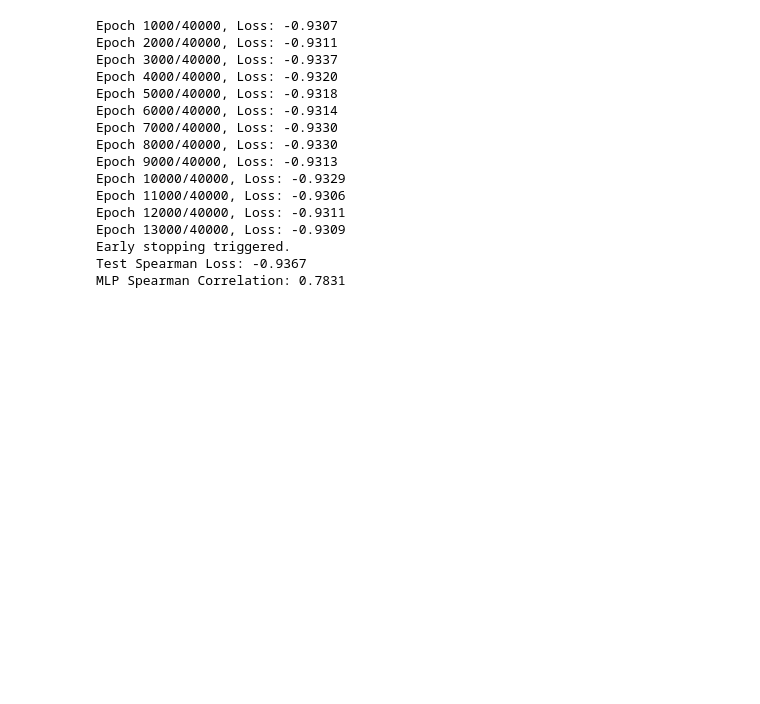
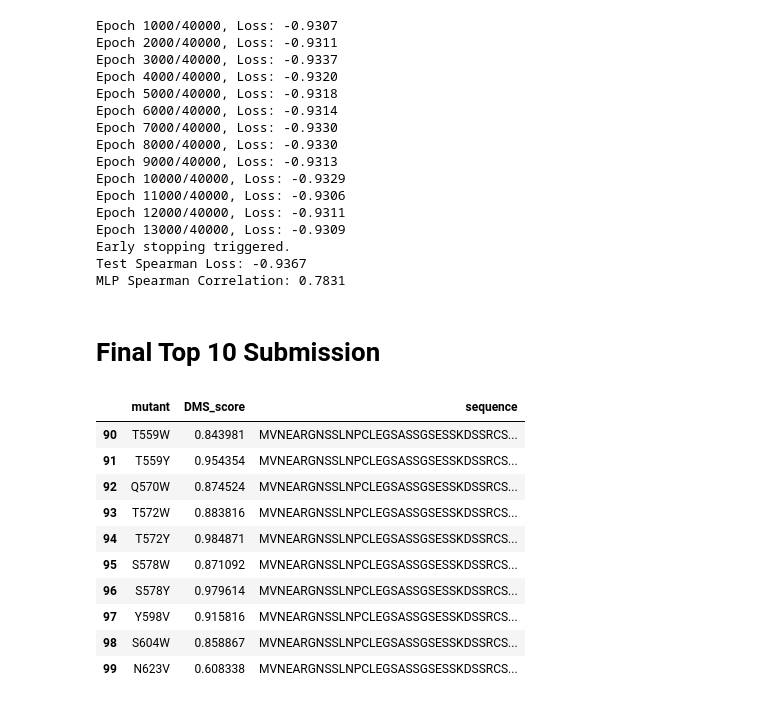
Before and after one commit to radroof22/cse-7850-combio-hackathon, a Jupyter notebook: exp.ipynb, the cells around one changed output. Drawn from its saved outputs; the diff is of its cells as text; code cells hidden in the pictures; blank space fills up the shorter version.

```diff
--- a/exp.ipynb
+++ b/exp.ipynb
@@ -1005,3 +1005,26 @@ Epoch 13000/40000, Loss: -0.9309
 Early stopping triggered.
 Test Spearman Loss: -0.9367
 MLP Spearman Correlation: 0.7831
+# %% [markdown]
+# Final Top 10 Submission
+# %%
+import pandas as pd
+
+df_q1 = pd.read_csv("query1.csv")
+df_q2 = pd.read_csv("query2.csv")
+df_q3 = pd.read_csv("query3.csv")
+
+df = pd.concat([df_q1, df_q2, df_q3], axis=0)
+df.tail(10)
+# %% [output]
+|  | mutant | DMS_score | sequence |
+| 90 | T559W | 0.843981 | MVNEARGNSSLNPCLEGSASSGSESSKDSSRCS... |
+| 91 | T559Y | 0.954354 | MVNEARGNSSLNPCLEGSASSGSESSKDSSRCS... |
+| 92 | Q570W | 0.874524 | MVNEARGNSSLNPCLEGSASSGSESSKDSSRCS... |
+| 93 | T572W | 0.883816 | MVNEARGNSSLNPCLEGSASSGSESSKDSSRCS... |
+| 94 | T572Y | 0.984871 | MVNEARGNSSLNPCLEGSASSGSESSKDSSRCS... |
+| 95 | S578W | 0.871092 | MVNEARGNSSLNPCLEGSASSGSESSKDSSRCS... |
+| 96 | S578Y | 0.979614 | MVNEARGNSSLNPCLEGSASSGSESSKDSSRCS... |
+| 97 | Y598V | 0.915816 | MVNEARGNSSLNPCLEGSASSGSESSKDSSRCS... |
+| 98 | S604W | 0.858867 | MVNEARGNSSLNPCLEGSASSGSESSKDSSRCS... |
+| 99 | N623V | 0.608338 | MVNEARGNSSLNPCLEGSASSGSESSKDSSRCS... |
```
Also changed, not shown: parts of 2 cells of this notebook, 1 other file.
